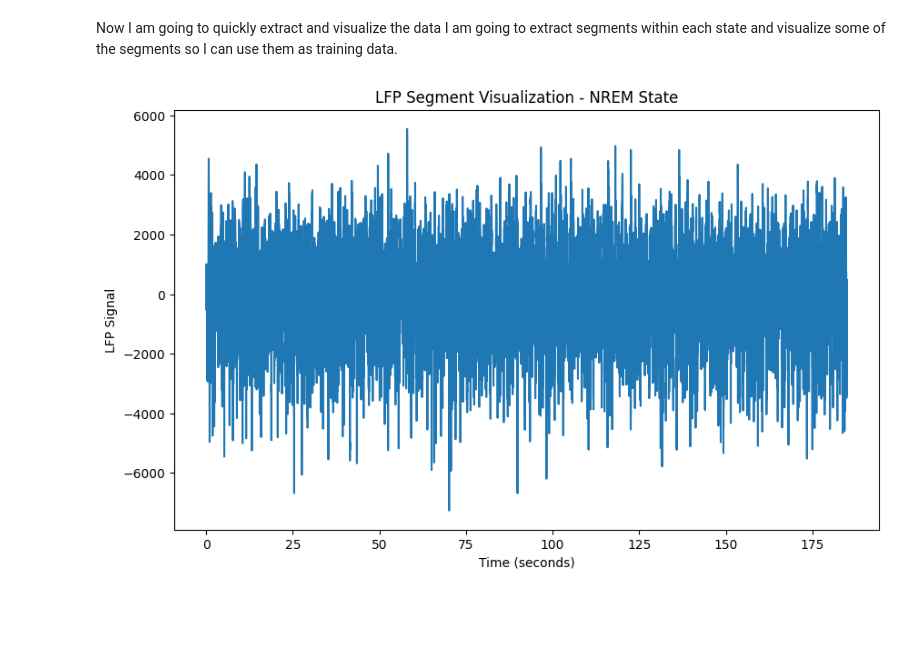
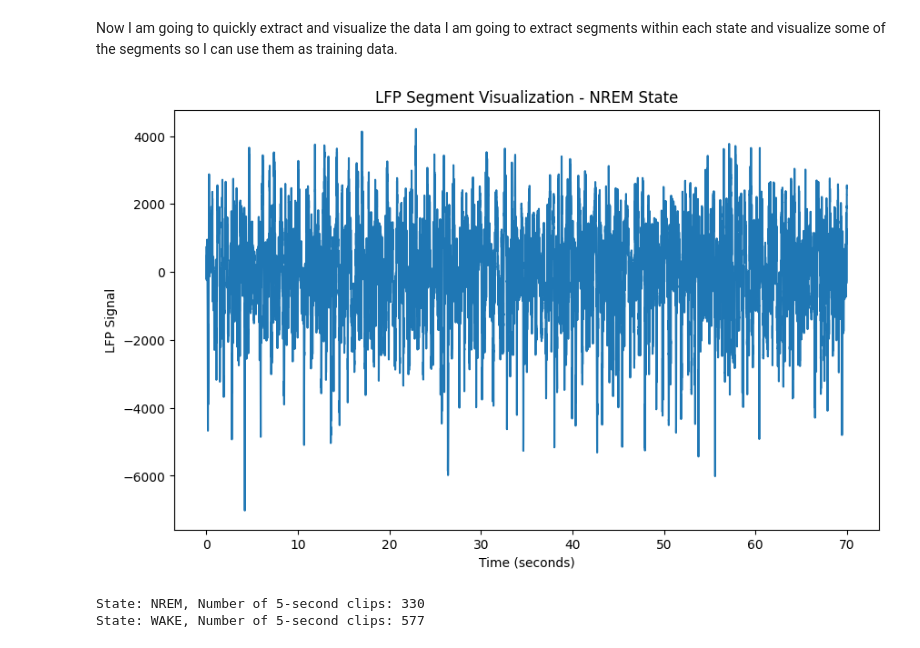
Before and after one commit to dkanh6/CMP_SC-7540-Neural-Models, a Jupyter notebook: Project3.ipynb, the cells around one changed output. Cells and saved outputs as stored; diff of their text form; code cells hidden in the pictures; blank space fills up the shorter version.

Commit message:
adding a splitter which splits them into 5 second clips usable for training

```diff
--- a/Project3.ipynb
+++ b/Project3.ipynb
@@ -59,21 +59,48 @@ I am going to extract segments within each state and visualize some of the segme
 # %%
 import matplotlib.pyplot as plt
 
 state = 'NREM'  # The state you're interested in
-segment_index = 10  # The segment index you want to visualize
+segment_index = 2  # The segment index you want to visualize
 
 # Check if the state and segment index are valid
 if state in lfp and segment_index < segment_counts[state]:
     x = lfp[state][segment_index]
     t = np.arange(len(x)) / fs  # Time axis
 
     plt.figure(figsize=(10, 6))
     plt.plot(t, x)
     plt.xlabel('Time (seconds)')
     plt.ylabel('LFP Signal')
     plt.title(f'LFP Segment Visualization - {state} State')
     plt.show()
 else:
     print(f"Data for state '{state}' with index {segment_index} is not available.")
 # %% [output]
-[figure, old version]
+[figure, new version]
+# %%
+# Ensure sampling_rate and clip_duration are defined correctly
+sampling_rate = int(fs)  # Convert to integer if not already
+clip_duration = 5  # Duration in seconds
+
+# Calculate samples per clip and explicitly convert to integer
+samples_per_clip = int(clip_duration * sampling_rate)
+
+# Now, use this corrected `samples_per_clip` in your loop
+clips = {state: [] for state in states}
+
+for state in states:
+    for segment in lfp[state]:
+        num_clips = len(segment) // samples_per_clip
+
+        for i in range(num_clips):
+            start_sample = i * samples_per_clip
+            end_sample = start_sample + samples_per_clip
+            clip = segment[start_sample:end_sample]
+            clips[state].append(clip)
+        # ignoring partial clips that are not 5 seconds. opting to not pad them with zeros and use them for training
+for state in clips:
+    num_clips = len(clips[state])
+    print(f"State: {state}, Number of 5-second clips: {num_clips}")
+# %% [output]
+State: NREM, Number of 5-second clips: 330
+State: WAKE, Number of 5-second clips: 577
```
